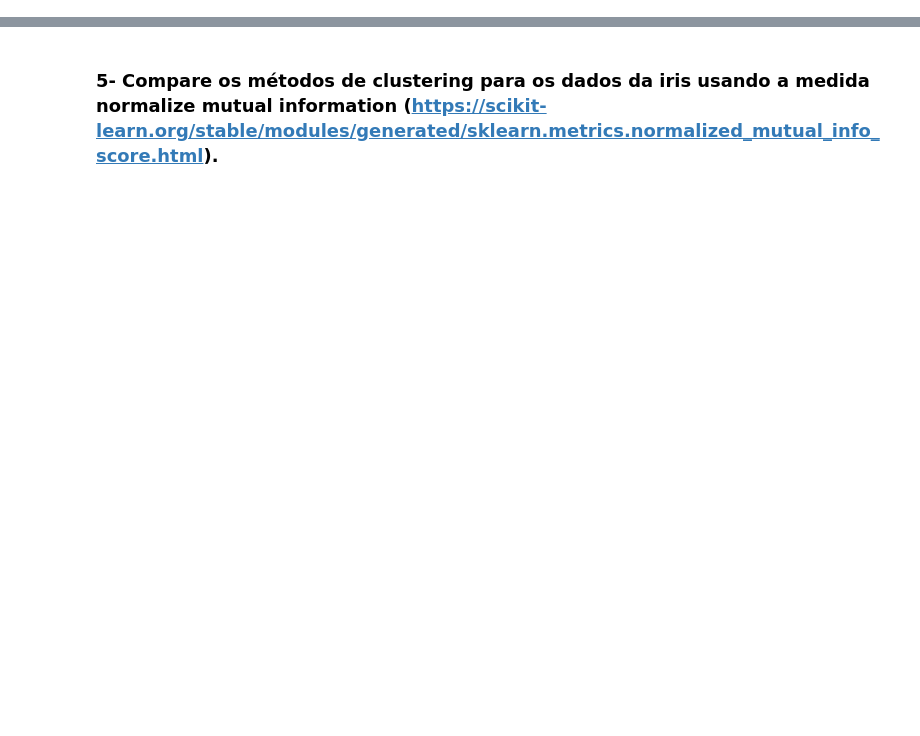
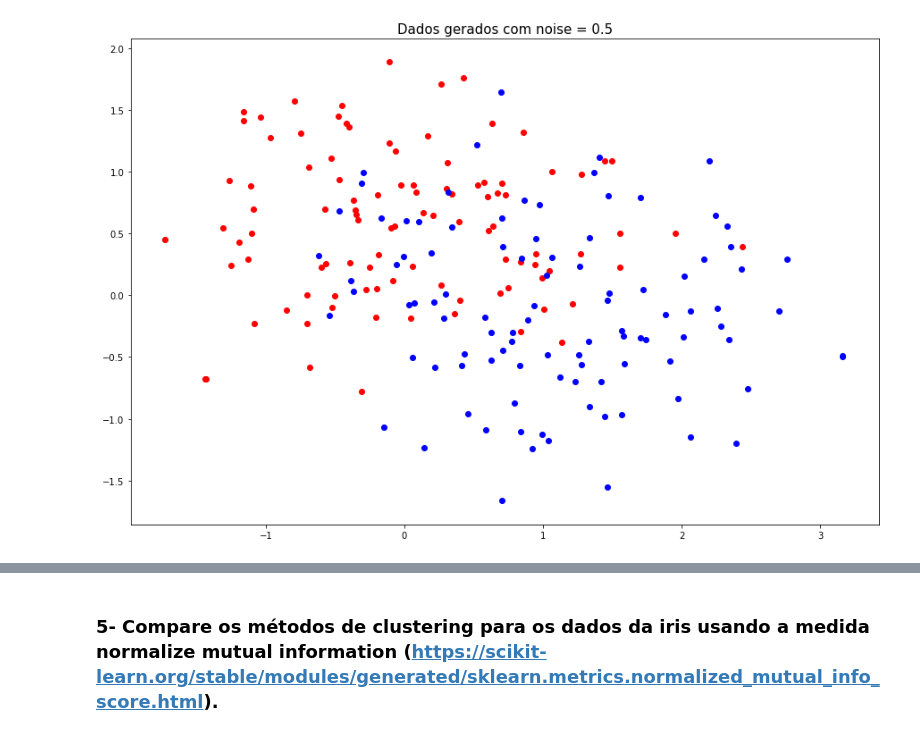
Before and after one commit to jcelias98/Clustering, a Jupyter notebook: Projeto 4.ipynb, the cells around one changed output, grey strips where cells are left out. Saved outputs shown, nothing was run; the diff lists cells and outputs as text; code cells hidden in the pictures; blank space fills up the shorter version.

```diff
--- a/Projeto 4.ipynb
+++ b/Projeto 4.ipynb
@@ -96,8 +0,0 @@ plt.show()
-# %%
-# k means determine k
-distortions3 = []
-K = range(1,10)
-for k in K:
-    kmeanModel = KMeans(n_clusters=k).fit(X)
-    kmeanModel.fit(X)
-    distortions3.append(np.average(np.min(cdist(X, kmeanModel.cluster_centers_, 'euclidean'), axis=1)))
@@ -317,0 +120,22 @@ plt.show(True)
+# %%
+#Gerando dados com noise fixo de 0.5
+n_samples = 200
+X, y = skdata.make_moons(n_samples=n_samples, noise=0.5)
+
+d = np.column_stack((X,np.transpose(y)))
+data = pd.DataFrame(data = d, columns=['X1', 'X2', 'y'])
+
+features_names = ['X1', 'X2']
+class_labels = np.unique(y)
+
+#Plotando os dados gerados
+plt.figure(figsize=(15,10))
+colors = ['red', 'blue', 'green', 'black']
+aux = 0
+for c in class_labels:
+    ind = np.where(y == c)
+    plt.scatter(X[ind,0][0], X[ind,1][0], color = colors[aux], label = c)
+    plt.title("Dados gerados com noise = 0.5", fontsize=15)
+    aux = aux + 1
+# %% [output]
+[figure, added]
```
Also changed, not shown: parts of 55 cells of this notebook, 2 other files.
